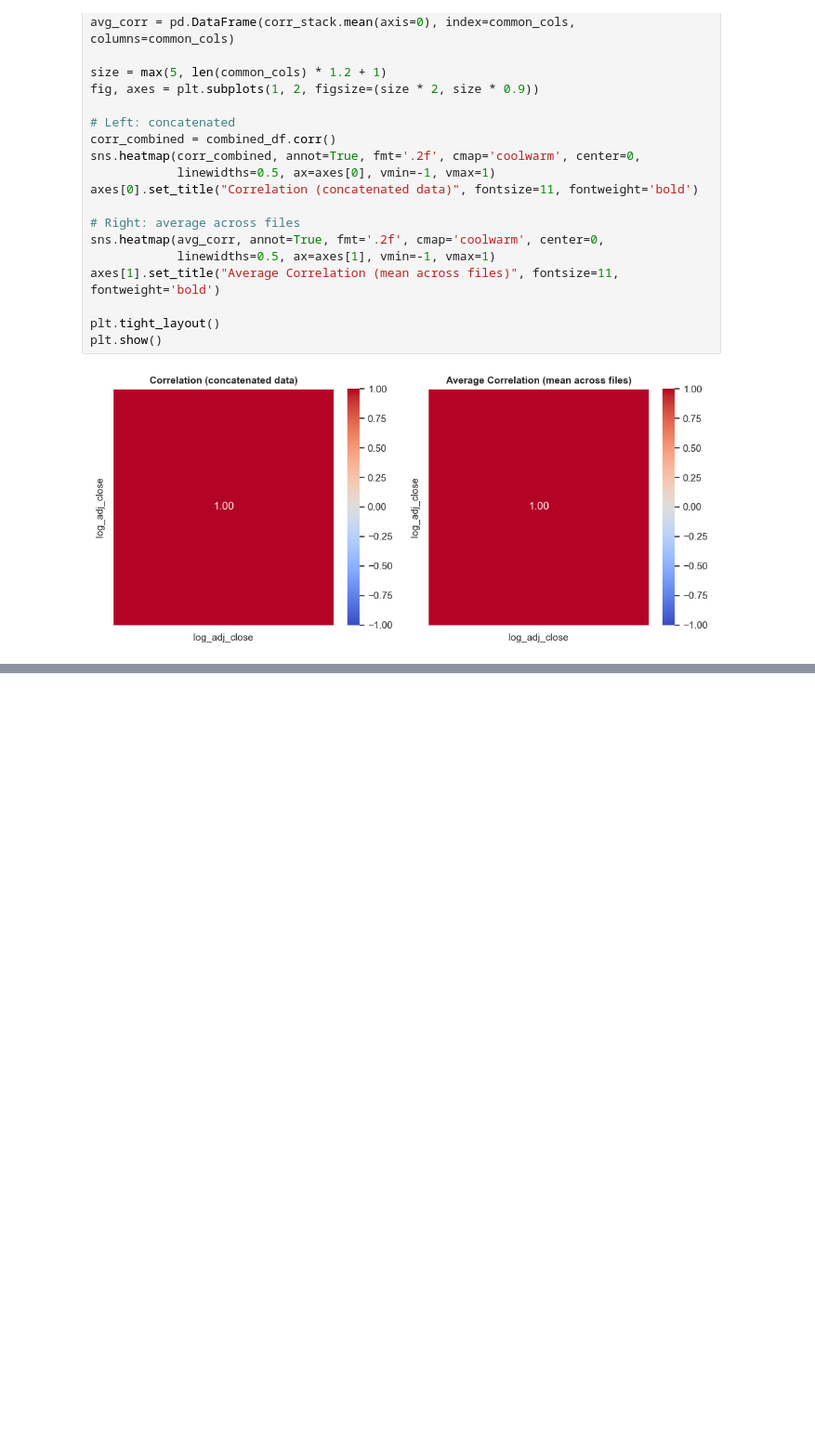
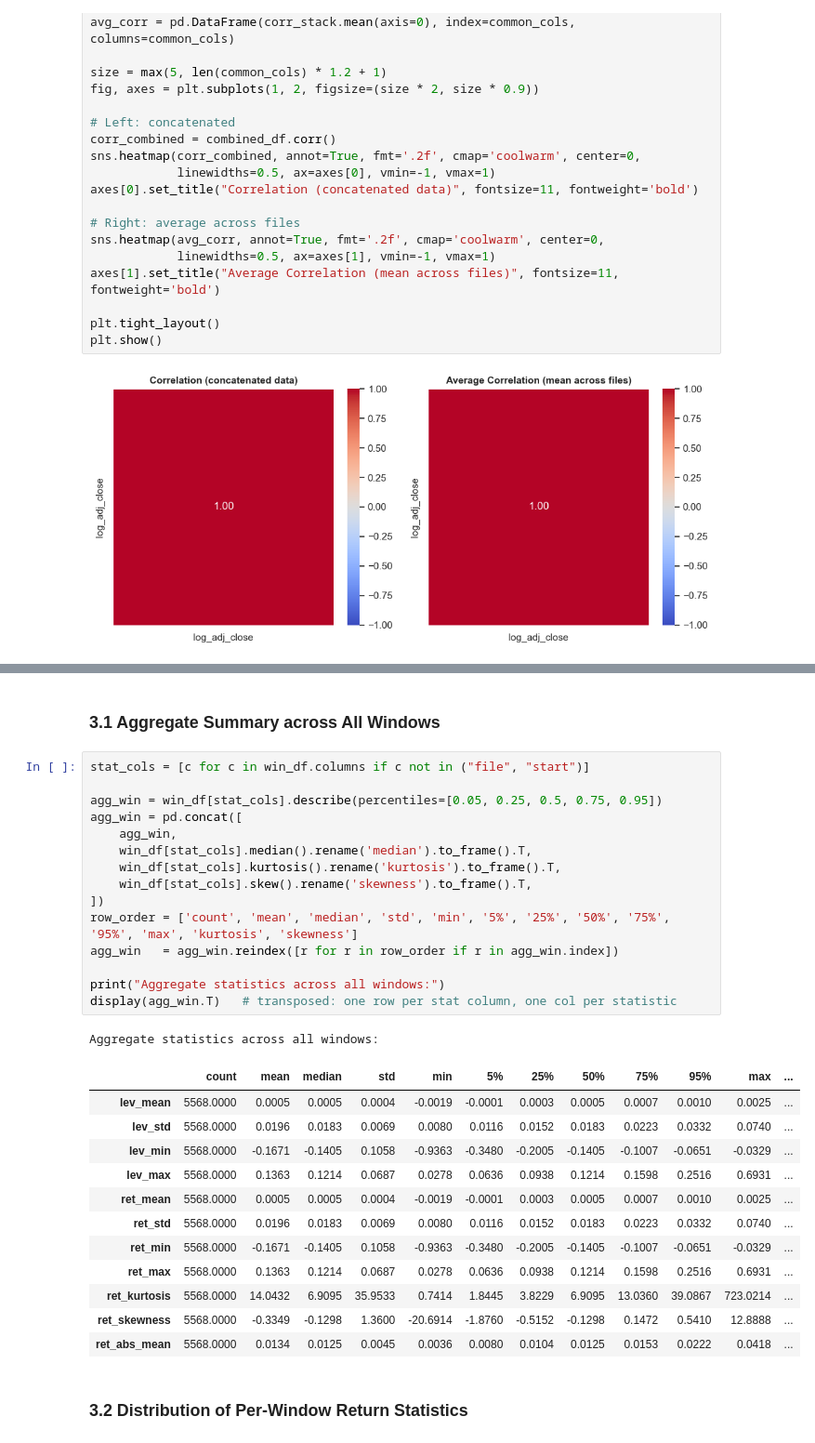
Before and after one commit to GiacomoNegri/Master-Thesis, a Jupyter notebook: notebooks/EDA.ipynb, the cells around one changed output, grey strips where cells are left out. Shown at 93% size. Drawn from its saved outputs; the diff is of its cells as text; blank space fills up the shorter version.

```diff
--- a/notebooks/EDA.ipynb
+++ b/notebooks/EDA.ipynb
@@ -616,0 +689,33 @@ plt.show()
+# %% [markdown]
+### 3.1 Aggregate Summary across All Windows
+# %%
+stat_cols = [c for c in win_df.columns if c not in ("file", "start")]
+
+agg_win = win_df[stat_cols].describe(percentiles=[0.05, 0.25, 0.5, 0.75, 0.95])
+agg_win = pd.concat([
+    agg_win,
+    win_df[stat_cols].median().rename('median').to_frame().T,
+    win_df[stat_cols].kurtosis().rename('kurtosis').to_frame().T,
+    win_df[stat_cols].skew().rename('skewness').to_frame().T,
+])
+row_order = ['count', 'mean', 'median', 'std', 'min', '5%', '25%', '50%', '75%', '95%', 'max', 'kurtosis', 'skewness']
+agg_win   = agg_win.reindex([r for r in row_order if r in agg_win.index])
+
+print("Aggregate statistics across all windows:")
+display(agg_win.T)   # transposed: one row per stat column, one col per statistic
+# %% [output]
+Aggregate statistics across all windows:
+|  | count | mean | median | std | min | 5% | 25% | 50% | 75% | 95% | max | ... |
+| lev_mean | 5568.0000 | 0.0005 | 0.0005 | 0.0004 | -0.0019 | -0.0001 | 0.0003 | 0.0005 | 0.0007 | 0.0010 | 0.0025 | ... |
+| lev_std | 5568.0000 | 0.0196 | 0.0183 | 0.0069 | 0.0080 | 0.0116 | 0.0152 | 0.0183 | 0.0223 | 0.0332 | 0.0740 | ... |
+| lev_min | 5568.0000 | -0.1671 | -0.1405 | 0.1058 | -0.9363 | -0.3480 | -0.2005 | -0.1405 | -0.1007 | -0.0651 | -0.0329 | ... |
+| lev_max | 5568.0000 | 0.1363 | 0.1214 | 0.0687 | 0.0278 | 0.0636 | 0.0938 | 0.1214 | 0.1598 | 0.2516 | 0.6931 | ... |
+| ret_mean | 5568.0000 | 0.0005 | 0.0005 | 0.0004 | -0.0019 | -0.0001 | 0.0003 | 0.0005 | 0.0007 | 0.0010 | 0.0025 | ... |
+| ret_std | 5568.0000 | 0.0196 | 0.0183 | 0.0069 | 0.0080 | 0.0116 | 0.0152 | 0.0183 | 0.0223 | 0.0332 | 0.0740 | ... |
+| ret_min | 5568.0000 | -0.1671 | -0.1405 | 0.1058 | -0.9363 | -0.3480 | -0.2005 | -0.1405 | -0.1007 | -0.0651 | -0.0329 | ... |
+| ret_max | 5568.0000 | 0.1363 | 0.1214 | 0.0687 | 0.0278 | 0.0636 | 0.0938 | 0.1214 | 0.1598 | 0.2516 | 0.6931 | ... |
+| ret_kurtosis | 5568.0000 | 14.0432 | 6.9095 | 35.9533 | 0.7414 | 1.8445 | 3.8229 | 6.9095 | 13.0360 | 39.0867 | 723.0214 | ... |
+| ret_skewness | 5568.0000 | -0.3349 | -0.1298 | 1.3600 | -20.6914 | -1.8760 | -0.5152 | -0.1298 | 0.1472 | 0.5410 | 12.8888 | ... |
+| ret_abs_mean | 5568.0000 | 0.0134 | 0.0125 | 0.0045 | 0.0036 | 0.0080 | 0.0104 | 0.0125 | 0.0153 | 0.0222 | 0.0418 | ... |
+# %% [markdown]
+### 3.2 Distribution of Per-Window Return Statistics
```
Also changed, not shown: parts of 9 cells of this notebook, 2 other files.
